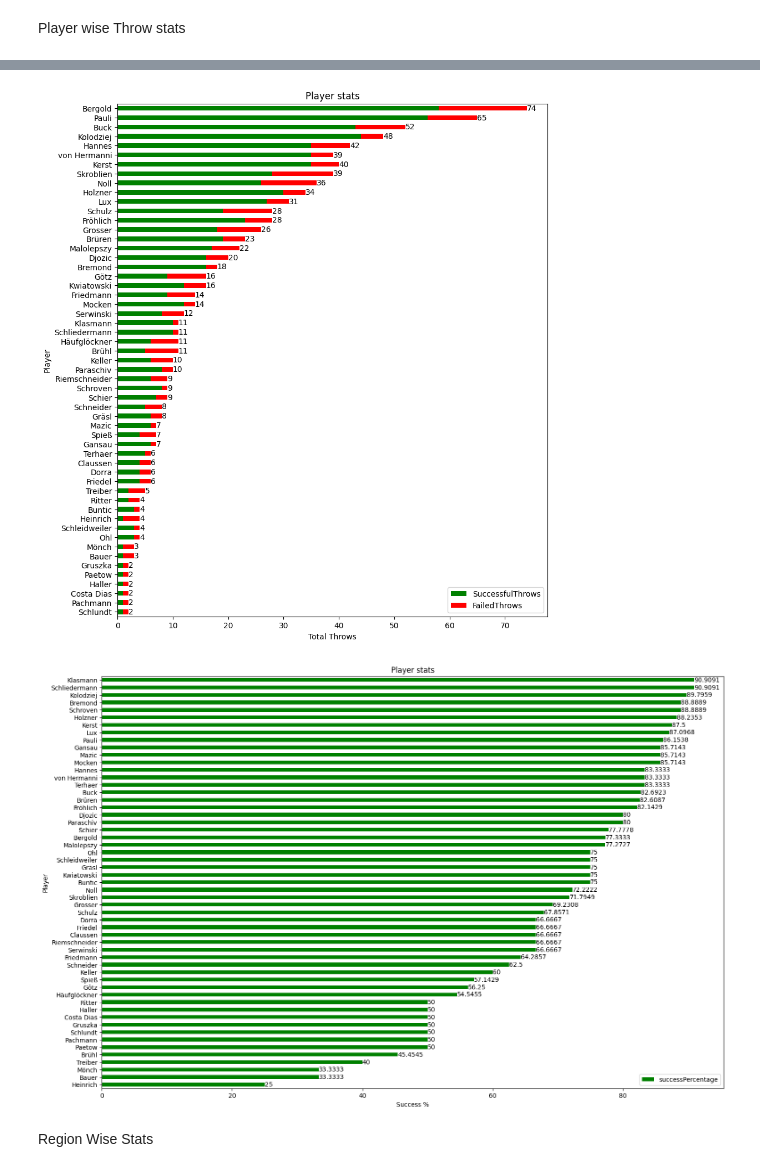
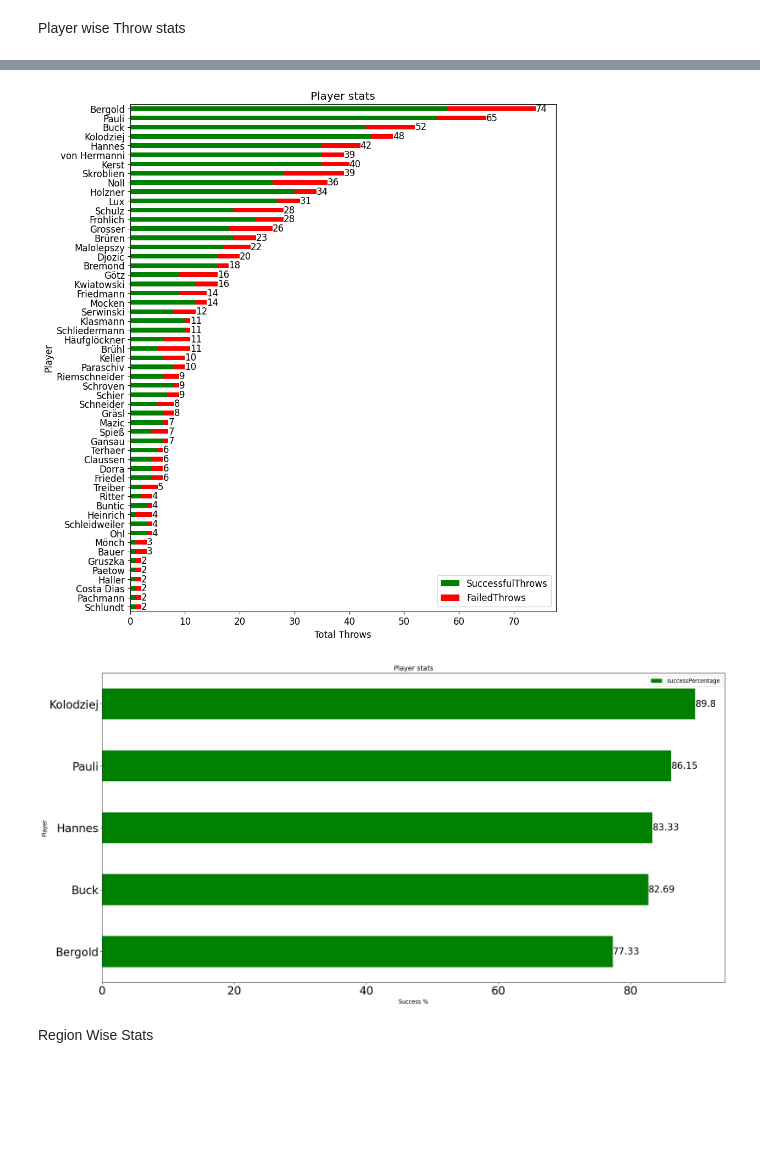
Before and after one commit to nayansavaliya/handball-data-science, a Jupyter notebook: src/FinalAnalysis/Analysis1/league3.ipynb, the cells around one changed output, grey strips where cells are left out. Saved outputs shown, nothing was run; the diff lists cells and outputs as text; code cells hidden in the pictures; blank space fills up the shorter version.

```diff
--- a/src/FinalAnalysis/Analysis1/league3.ipynb
+++ b/src/FinalAnalysis/Analysis1/league3.ipynb
@@ -8,6 +8,7 @@ import numpy as np
 import matplotlib.pyplot as plt
 
 %matplotlib inline
+plt.rcParams.update({'font.size': 12})
 # %% [markdown]
 Read Data
 # %%
@@ -211,14 +202,17 @@ df13 = pd.merge(df10,df11,on=['name'])
 df13 = pd.merge(df13,df12,on=['name'])
 df13.replace(np.nan, 0.0, inplace=True)
 #df9.drop(columns=['homeTeam_x','homeTeam_y'])
-df13['successPercentage'] = (df13['SuccessfulThrows']/df13['TotatlThrows'])*100
+df13['successPercentage'] = round((df13['SuccessfulThrows']/df13['TotatlThrows'])*100,2)
 df13.sort_values('name',ascending=False)
 with pd.option_context('display.max_rows', None, 'display.max_columns', None):  # more options can be specified also
-    display(df13.sort_values('successPercentage',ascending=False))
+    display(df13.sort_values('TotatlThrows',ascending=False))
 
 ax1 = df13.sort_values('TotatlThrows',ascending=True).set_index('name')[['SuccessfulThrows','FailedThrows']].plot.barh(stacked=True, title='Player stats',color=("green", "red"),xlabel='Total Throws', ylabel='Player',figsize=(10,12) )
 ax1.bar_label(ax1.containers[1])
-ax2 = df13.sort_values('successPercentage',ascending=True).set_index('name')[['successPercentage']].plot.barh( title='Player stats',color=("green", "red"),xlabel='Success %', ylabel='Player',figsize=(18,12) )
-ax2.bar_label(ax2.containers[0])
+""" ax2 = df13.sort_values('successPercentage',ascending=True).set_index('name')[['successPercentage']].plot.barh( title='Player stats',color=("green", "red"),xlabel='Success %', ylabel='Player',figsize=(18,12) )
+ax2.bar_label(ax2.containers[0]) """
+
+ax2 = df13.sort_values('TotatlThrows',ascending=False).head(5).sort_values('successPercentage',ascending=True).set_index('name')[['successPercentage']].plot.barh( title='Player stats',color=("green", "red"),xlabel='Success %', ylabel='Player',figsize=(24,12),fontsize=24)
+ax2.bar_label(ax2.containers[0],fontsize=20)
 # %% [output]
 |  | name | TotatlThrows | SuccessfulThrows | FailedThrows | successPercentage |
@@ -258,5 +240,5 @@ ax2.bar_label(ax2.containers[0])
-[figure, old version]
+[figure, new version]
-[figure, old version]
+[figure, new version]
 # %% [markdown]
 Region Wise Stats
 # %%
```
Also changed, not shown: parts of 10 cells of this notebook, 16 other files.
